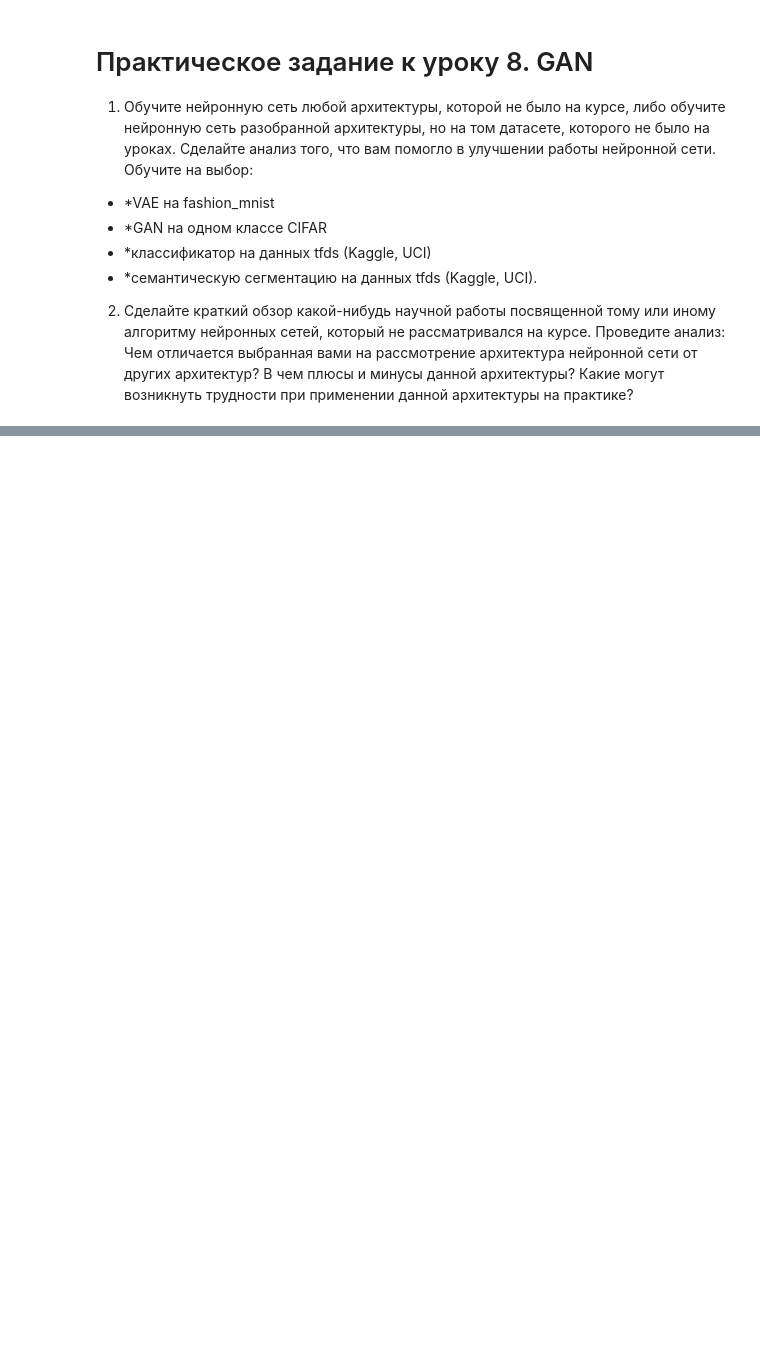
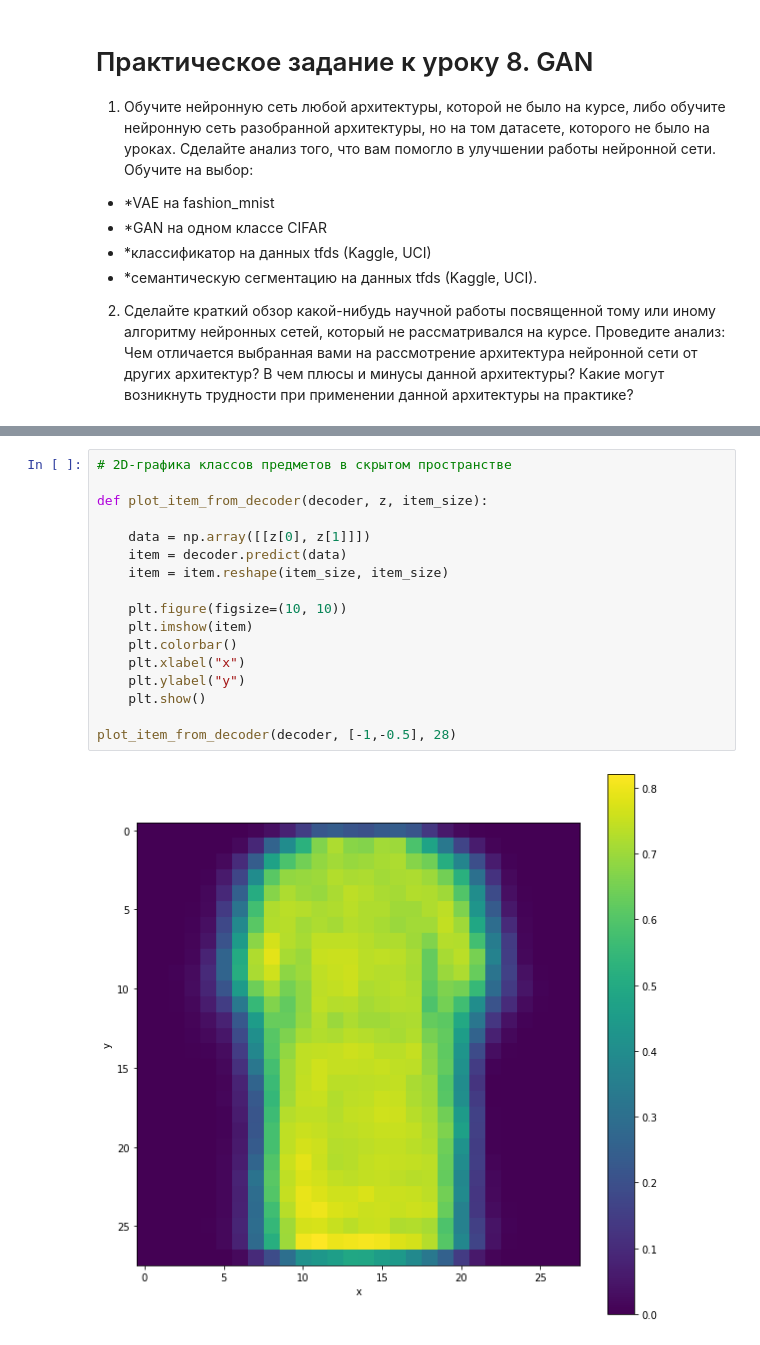
Before and after one commit to AlenaKukhta/Introduction-to-Neural-Networks, a Jupyter notebook: HWL_8.ipynb, the cells around one changed output, grey strips where cells are left out. Drawn from its saved outputs; the diff is of its cells as text; blank space fills up the shorter version.

```diff
--- a/HWL_8.ipynb
+++ b/HWL_8.ipynb
@@ -11,0 +239,19 @@
+# %%
+# 2D-графика классов предметов в скрытом пространстве
+
+def plot_item_from_decoder(decoder, z, item_size):
+
+    data = np.array([[z[0], z[1]]])
+    item = decoder.predict(data)
+    item = item.reshape(item_size, item_size)
+
+    plt.figure(figsize=(10, 10))
+    plt.imshow(item)
+    plt.colorbar()
+    plt.xlabel("x")
+    plt.ylabel("y")
+    plt.show()
+
+plot_item_from_decoder(decoder, [-1,-0.5], 28)
+# %% [output]
+[figure, added]
```
Also changed, not shown: parts of 12 cells of this notebook.
